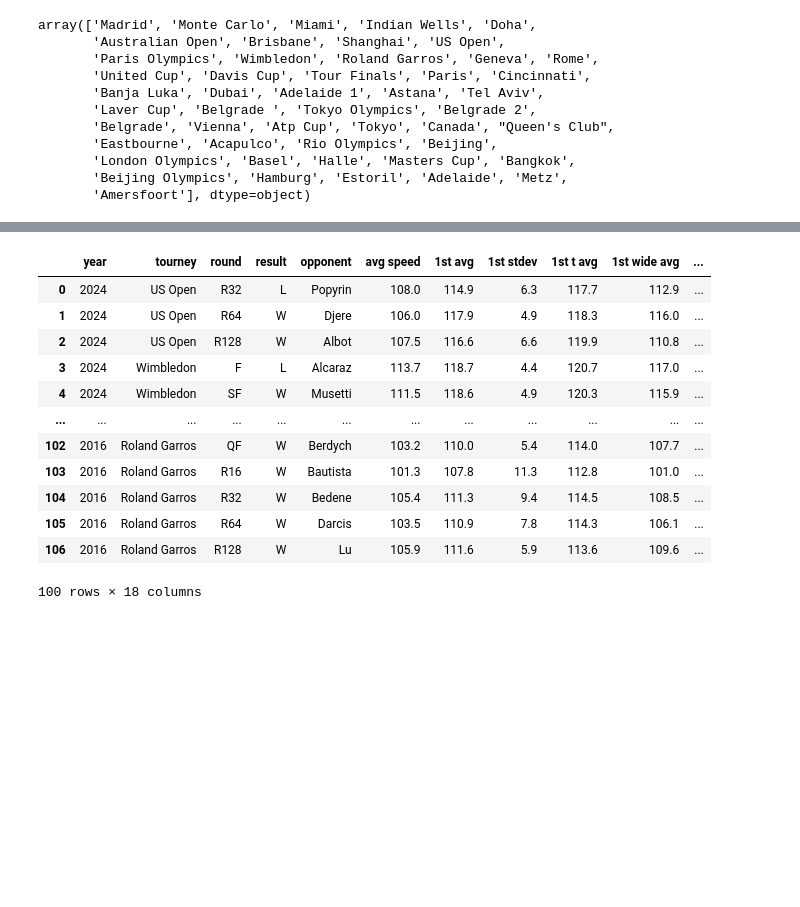
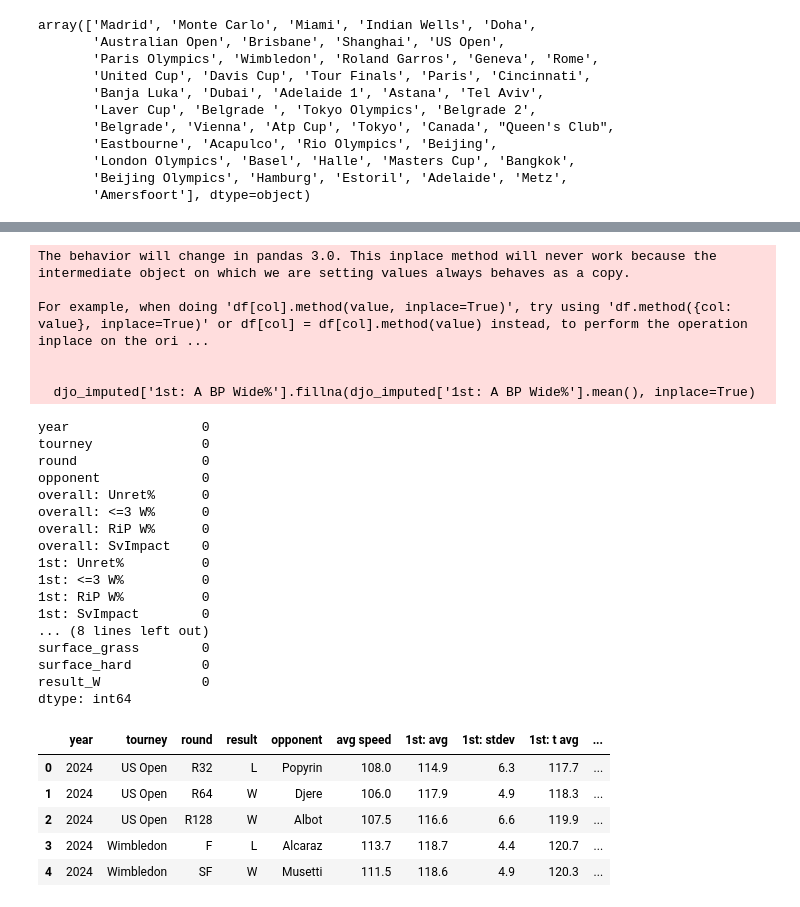
Before and after one commit to altairaguelo/tennis_serve_data_analysis, a Jupyter notebook: data-cleaning/djokovic_data_cleaning.ipynb, the cells around one changed output, grey strips where cells are left out. Cells and saved outputs as stored; diff of their text form; code cells hidden in the pictures; blank space fills up the shorter version.

```diff
--- a/data-cleaning/djokovic_data_cleaning.ipynb
+++ b/data-cleaning/djokovic_data_cleaning.ipynb
@@ -164 +181,30 @@ djo.to_csv('djokovic_serve_chart.csv', index=False)
+# %%
+#use simple imputation to fill in missing values with the column mean
+djo_imputed = djo.copy()
+djo_imputed['1st: A BP Wide%'].fillna(djo_imputed['1st: A BP Wide%'].mean(), inplace=True)
+djo_imputed.isna().sum() #show the number of missing values in each column after imputation
+# %% [output]
+The behavior will change in pandas 3.0. This inplace method will never work because the intermediate object on which we are setting values always behaves as a copy.
+
+For example, when doing 'df[col].method(value, inplace=True)', try using 'df.method({col: value}, inplace=True)' or df[col] = df[col].method(value) instead, to perform the operation inplace on the ori ...
+
+
+  djo_imputed['1st: A BP Wide%'].fillna(djo_imputed['1st: A BP Wide%'].mean(), inplace=True)
+year                 0
+tourney              0
+round                0
+opponent             0
+overall: Unret%      0
+overall: <=3 W%      0
+overall: RiP W%      0
+overall: SvImpact    0
+1st: Unret%          0
+1st: <=3 W%          0
+1st: RiP W%          0
+1st: SvImpact        0
+... (8 lines left out)
+surface_grass        0
+surface_hard         0
+result_W             0
+dtype: int64
 # %%
@@ -166,17 +213,10 @@ djo_speed = pd.read_csv('djokovic_serve_speed.csv')
 # %%
-djo_speed= djo_speed.dropna()
-djo_speed
+djo_speed = pd.read_csv('../data/djokovic_serve_speed.csv')
+djo_speed.head()
 # %% [output]
-|  | year | tourney | round | result | opponent | avg speed | 1st avg | 1st stdev | 1st t avg | 1st wide avg | ... |
-| 0 | 2024 | US Open | R32 | L | Popyrin | 108.0 | 114.9 | 6.3 | 117.7 | 112.9 | ... |
-| 1 | 2024 | US Open | R64 | W | Djere | 106.0 | 117.9 | 4.9 | 118.3 | 116.0 | ... |
-| 2 | 2024 | US Open | R128 | W | Albot | 107.5 | 116.6 | 6.6 | 119.9 | 110.8 | ... |
-| 3 | 2024 | Wimbledon | F | L | Alcaraz | 113.7 | 118.7 | 4.4 | 120.7 | 117.0 | ... |
-| 4 | 2024 | Wimbledon | SF | W | Musetti | 111.5 | 118.6 | 4.9 | 120.3 | 115.9 | ... |
-| ... | ... | ... | ... | ... | ... | ... | ... | ... | ... | ... | ... |
-| 102 | 2016 | Roland Garros | QF | W | Berdych | 103.2 | 110.0 | 5.4 | 114.0 | 107.7 | ... |
-| 103 | 2016 | Roland Garros | R16 | W | Bautista | 101.3 | 107.8 | 11.3 | 112.8 | 101.0 | ... |
-| 104 | 2016 | Roland Garros | R32 | W | Bedene | 105.4 | 111.3 | 9.4 | 114.5 | 108.5 | ... |
-| 105 | 2016 | Roland Garros | R64 | W | Darcis | 103.5 | 110.9 | 7.8 | 114.3 | 106.1 | ... |
-| 106 | 2016 | Roland Garros | R128 | W | Lu | 105.9 | 111.6 | 5.9 | 113.6 | 109.6 | ... |
+|  | year | tourney | round | result | opponent | avg speed | 1st: avg | 1st: stdev | 1st: t avg | ... |
+| 0 | 2024 | US Open | R32 | L | Popyrin | 108.0 | 114.9 | 6.3 | 117.7 | ... |
+| 1 | 2024 | US Open | R64 | W | Djere | 106.0 | 117.9 | 4.9 | 118.3 | ... |
+| 2 | 2024 | US Open | R128 | W | Albot | 107.5 | 116.6 | 6.6 | 119.9 | ... |
+| 3 | 2024 | Wimbledon | F | L | Alcaraz | 113.7 | 118.7 | 4.4 | 120.7 | ... |
+| 4 | 2024 | Wimbledon | SF | W | Musetti | 111.5 | 118.6 | 4.9 | 120.3 | ... |
-100 rows × 18 columns
```
Also changed, not shown: parts of 17 cells of this notebook, 4 other files.
